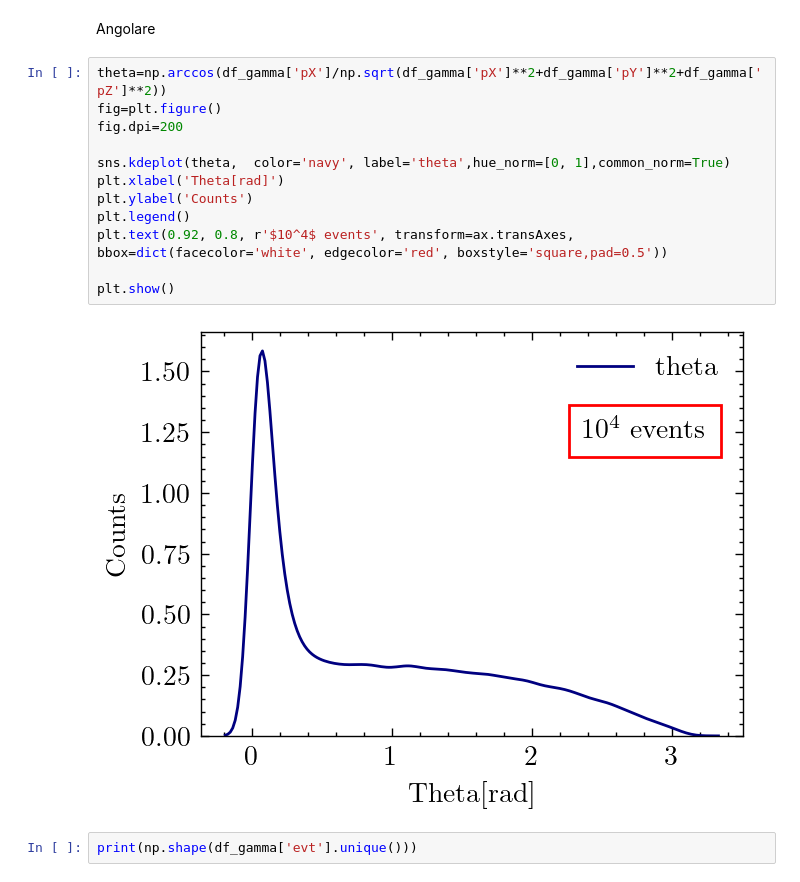
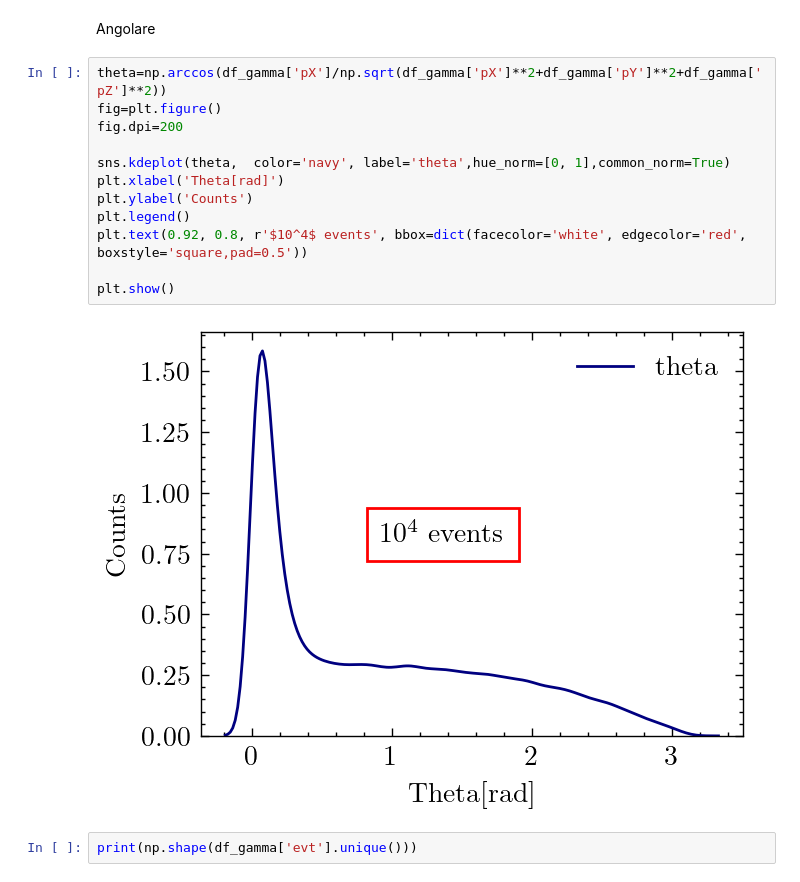
Before and after one commit to francescouni0/Online-Monitoring, a Jupyter notebook: Brem.ipynb, the cells around one changed output. Saved outputs shown, nothing was run; the diff lists cells and outputs as text.

```diff
--- a/Brem.ipynb
+++ b/Brem.ipynb
@@ -104,17 +105,17 @@ Angolare
 # %%
 theta=np.arccos(df_gamma['pX']/np.sqrt(df_gamma['pX']**2+df_gamma['pY']**2+df_gamma['pZ']**2))
 fig=plt.figure()
 fig.dpi=200
 
 sns.kdeplot(theta,  color='navy', label='theta',hue_norm=[0, 1],common_norm=True)
 plt.xlabel('Theta[rad]')
 plt.ylabel('Counts')
 plt.legend()
-plt.text(0.92, 0.8, r'$10^4$ events', transform=ax.transAxes, bbox=dict(facecolor='white', edgecolor='red', boxstyle='square,pad=0.5'))
+plt.text(0.92, 0.8, r'$10^4$ events', bbox=dict(facecolor='white', edgecolor='red', boxstyle='square,pad=0.5'))
 
 plt.show()
 # %% [output]
-[figure, old version]
+[figure, new version]
 # %%
 print(np.shape(df_gamma['evt'].unique()))
 # %% [output]
```
Also changed, not shown: parts of 9 cells of this notebook.
